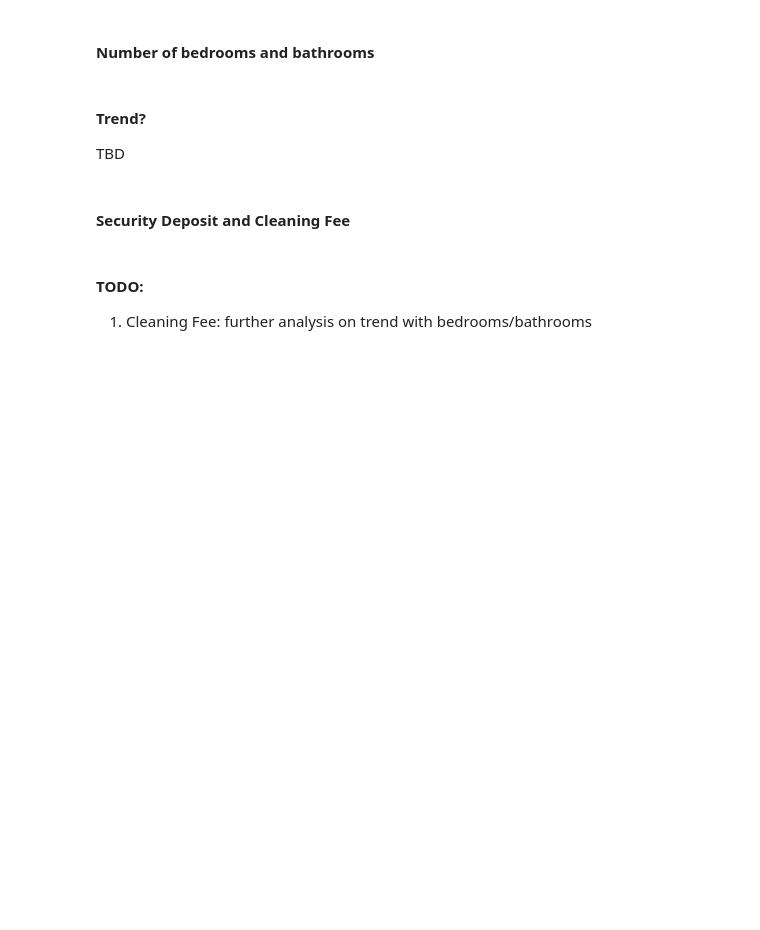
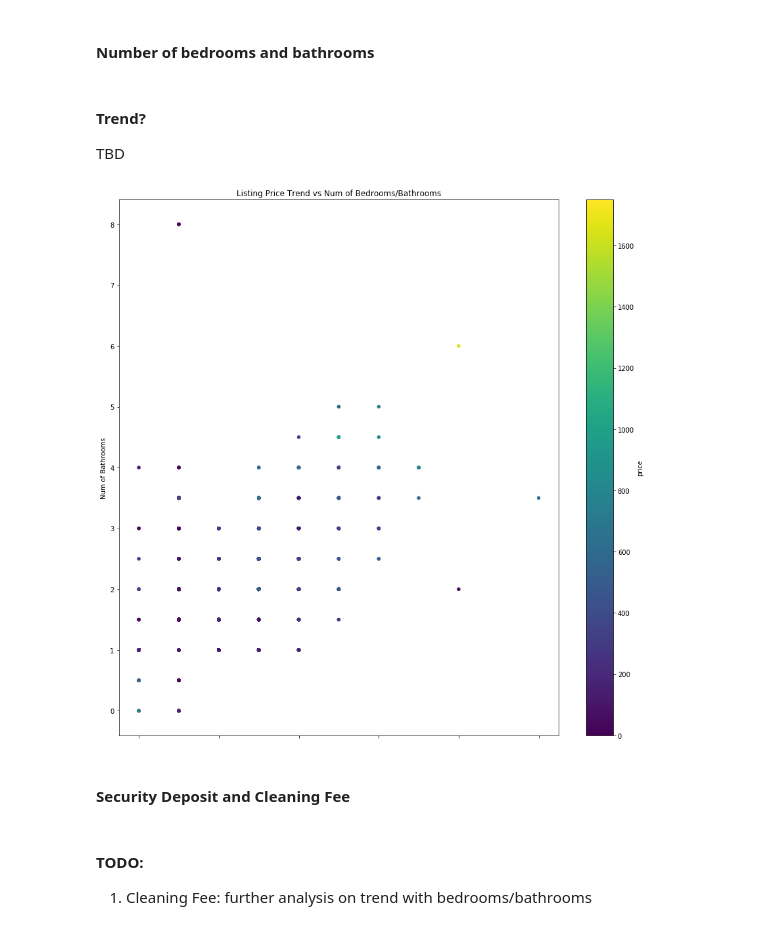
Before and after one commit to mikeli888/Springboard, a Jupyter notebook: sb2018_capstone1/Airbnb_pricing_analysis1.ipynb, the cells around one changed output. Cells and saved outputs as stored; diff of their text form; code cells hidden in the pictures; blank space fills up the shorter version.

```diff
--- a/sb2018_capstone1/Airbnb_pricing_analysis1.ipynb
+++ b/sb2018_capstone1/Airbnb_pricing_analysis1.ipynb
@@ -336,3 +415,27 @@ TBD
+# %%
+# Ref: Unit 5.1.2: Hierarchical.. Index (for 2-level X-axis)
+# eg. stocks = stocks.set_index(['Symbol', 'Date'])
+
+# def get_price_bucket(curr_price, size=15):
+#     max_price = r_cleaned['price'].max()
+#     bucket_size = max_price/size
+#     bucket = int(curr_price/bucket_size)+1
+#     return(bucket)
+
+plt.rcParams["figure.figsize"] = [15, 15]
+rooms_df = r_cleaned[:][['price','bedrooms','bathrooms']]
+#rooms_df['price_bucket'] = rooms_df['price'].apply(get_price_bucket, size=50)
+rooms_df = rooms_df.dropna()
+#print(rooms_df)
+
+# Scatter Plot
+rooms_df.plot.scatter('bedrooms', 'bathrooms', c='price', cmap='viridis')
+plt.xlabel('Num of Bedrooms')
+plt.ylabel('Num of Bathrooms')
+plt.title('Listing Price Trend vs Num of Bedrooms/Bathrooms')
+plt.show()
+# %% [output]
+[figure, added]
 # %% [markdown]
 #### Security Deposit and Cleaning Fee
 # %% [markdown]
```
Also changed, not shown: parts of 14 cells of this notebook.
